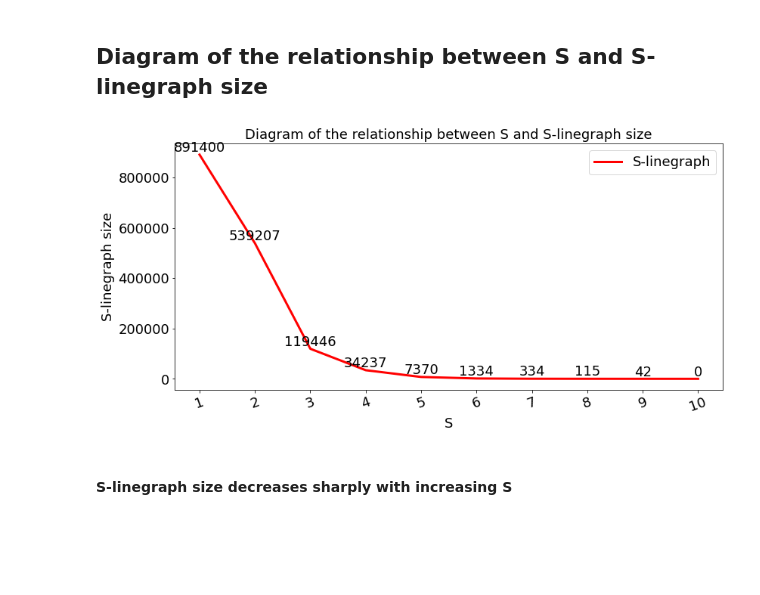
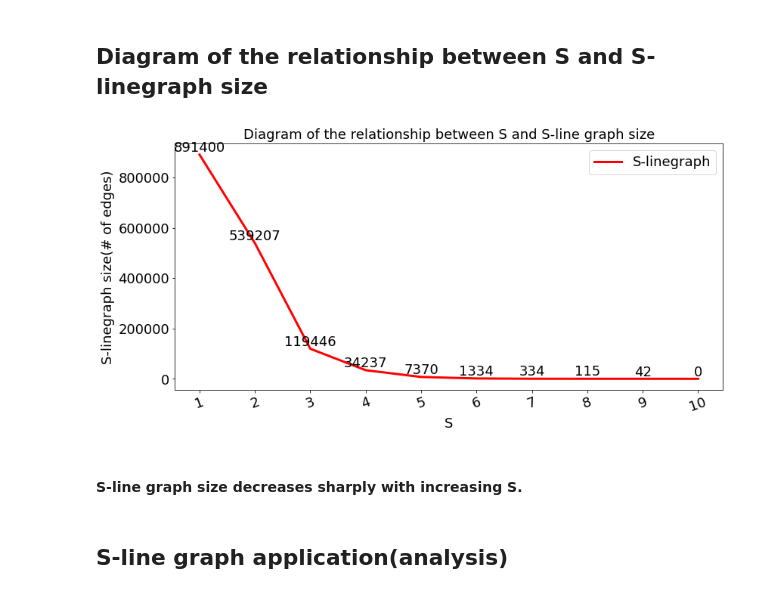
Before and after one commit to ZhipingLi/Cpt_s-591-Project, a Jupyter notebook: Hypergraph Analysis.ipynb, the cells around one changed output. Cells and saved outputs as stored; diff of their text form; code cells hidden in the pictures; blank space fills up the shorter version.

```diff
--- a/Hypergraph Analysis.ipynb
+++ b/Hypergraph Analysis.ipynb
@@ -632,22 +942,24 @@ linegraph size: 0
 # %%
 x_ticks = [1, 2, 3, 4, 5, 6, 7, 8, 9, 10]
 x = np.arange(len(x_ticks))
 y = [891400, 539207, 119446, 34237, 7370, 1334, 334, 115, 42, 0]
 
 plt.figure(figsize=(13, 6))
 plt.plot(x, y, color='#FF0000', label='S-linegraph', linewidth=3.0)
 for a, b in zip(x, y):
     plt.text(a, b, '%d'%b, ha='center', va= 'bottom', fontsize=18)
 
 plt.xticks([r for r in x], x_ticks, fontsize=18, rotation=20)
 plt.yticks(fontsize=18)
 plt.xlabel(u'S', fontsize=18)
-plt.ylabel(u'S-linegraph size', fontsize=18)
-plt.title(u'Diagram of the relationship between S and S-linegraph size', fontsize=18)
+plt.ylabel(u'S-linegraph size(# of edges)', fontsize=18)
+plt.title(u'Diagram of the relationship between S and S-line graph size', fontsize=18)
 plt.legend(fontsize=18)
 
 plt.show()
 # %% [output]
-[figure, old version]
+[figure, new version]
 # %% [markdown]
-#### S-linegraph size decreases sharply with increasing S
+#### S-line graph size decreases sharply with increasing S.
+# %% [markdown]
+## S-line graph application(analysis)
```
Also changed, not shown: parts of 63 cells of this notebook, 2 other files.
